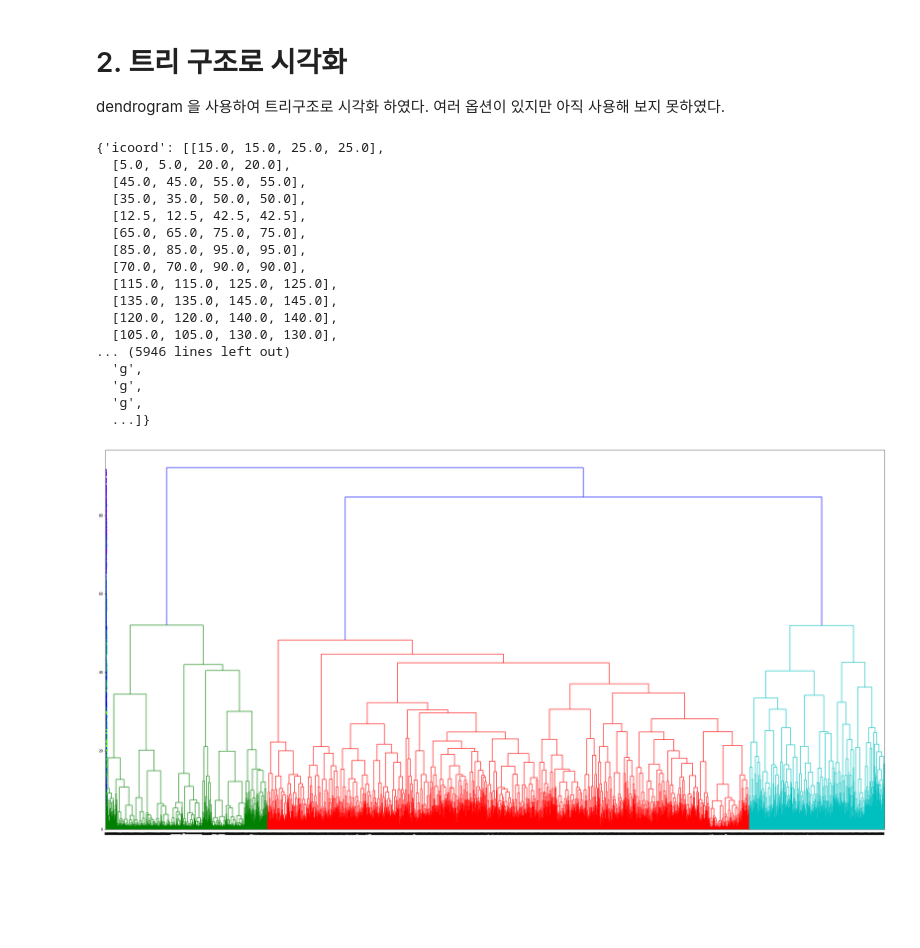
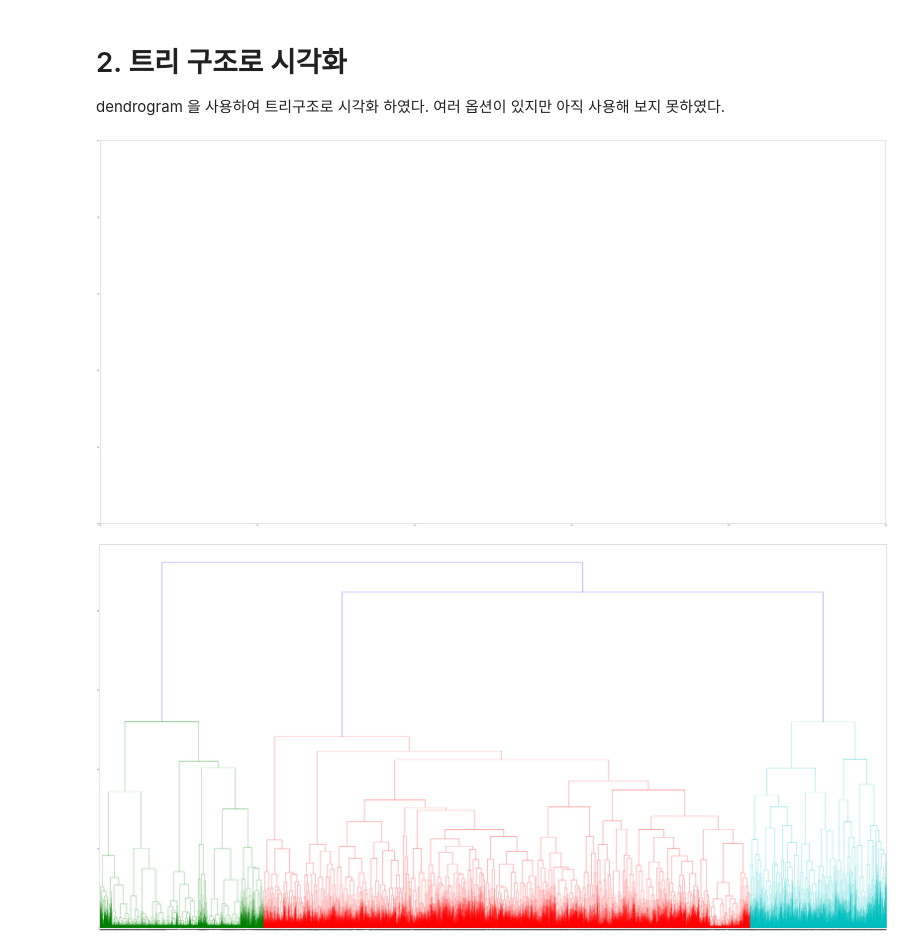
Before and after one commit to epicarts/AI_challenge2018, a Jupyter notebook: Hierachical_Clustering.ipynb, the cells around one changed output. Saved outputs shown, nothing was run; the diff lists cells and outputs as text; code cells hidden in the pictures; blank space fills up the shorter version.

```diff
--- a/Hierachical_Clustering.ipynb
+++ b/Hierachical_Clustering.ipynb
@@ -76,31 +76,19 @@ fig
 dendrogram 을 사용하여 트리구조로 시각화 하였다. 여러 옵션이 있지만 아직 사용해 보지 못하였다.
 # %%
 #tree 구조로 생성
-fig = plt.figure(figsize=(900, 50))
+fig = plt.figure(figsize=(100, 50))
 ax = fig.add_subplot(111)
+# %% [output]
+[figure, added]
 # %%
 dendrogram(
     Z,
     leaf_rotation=90,  # rotates the x axis labels
     leaf_font_size=3,  # font size for the x axis labels
-    ax=ax,
+    ax=ax
     #orientation='right'#방향
     )
+fig.savefig('Hierachical_Clustering_tree.png')
+fig
 # %% [output]
-{'icoord': [[15.0, 15.0, 25.0, 25.0],
-  [5.0, 5.0, 20.0, 20.0],
-  [45.0, 45.0, 55.0, 55.0],
-  [35.0, 35.0, 50.0, 50.0],
-  [12.5, 12.5, 42.5, 42.5],
-  [65.0, 65.0, 75.0, 75.0],
-  [85.0, 85.0, 95.0, 95.0],
-  [70.0, 70.0, 90.0, 90.0],
-  [115.0, 115.0, 125.0, 125.0],
-  [135.0, 135.0, 145.0, 145.0],
-  [120.0, 120.0, 140.0, 140.0],
-  [105.0, 105.0, 130.0, 130.0],
-... (5946 lines left out)
-  'g',
-  'g',
-  'g',
-  ...]}
+[figure, added]
@@ -109,4 +94,0 @@ fig.savefig('Hierachical_Clustering_tree.png')
-# %%
-fig
-# %% [output]
-[figure, removed]
```
Also changed, not shown: parts of 2 cells of this notebook, 4 other files.
